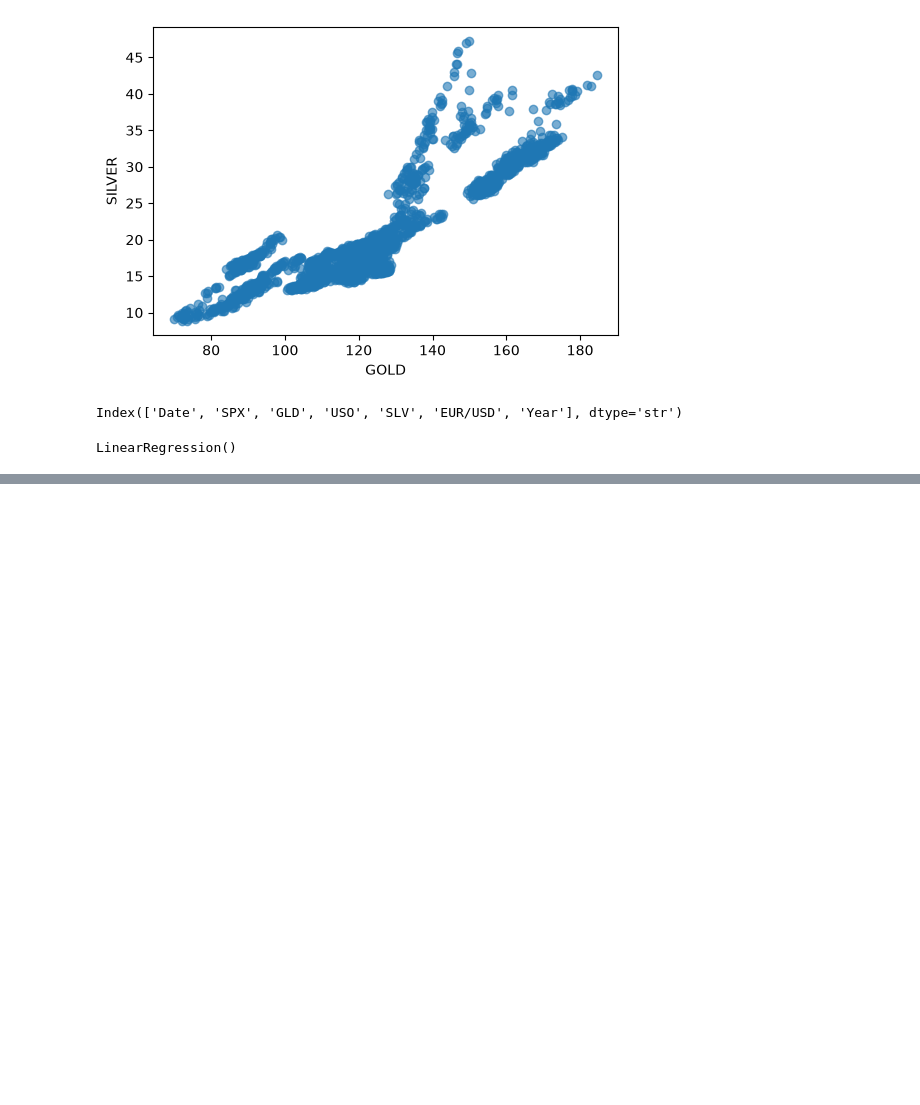
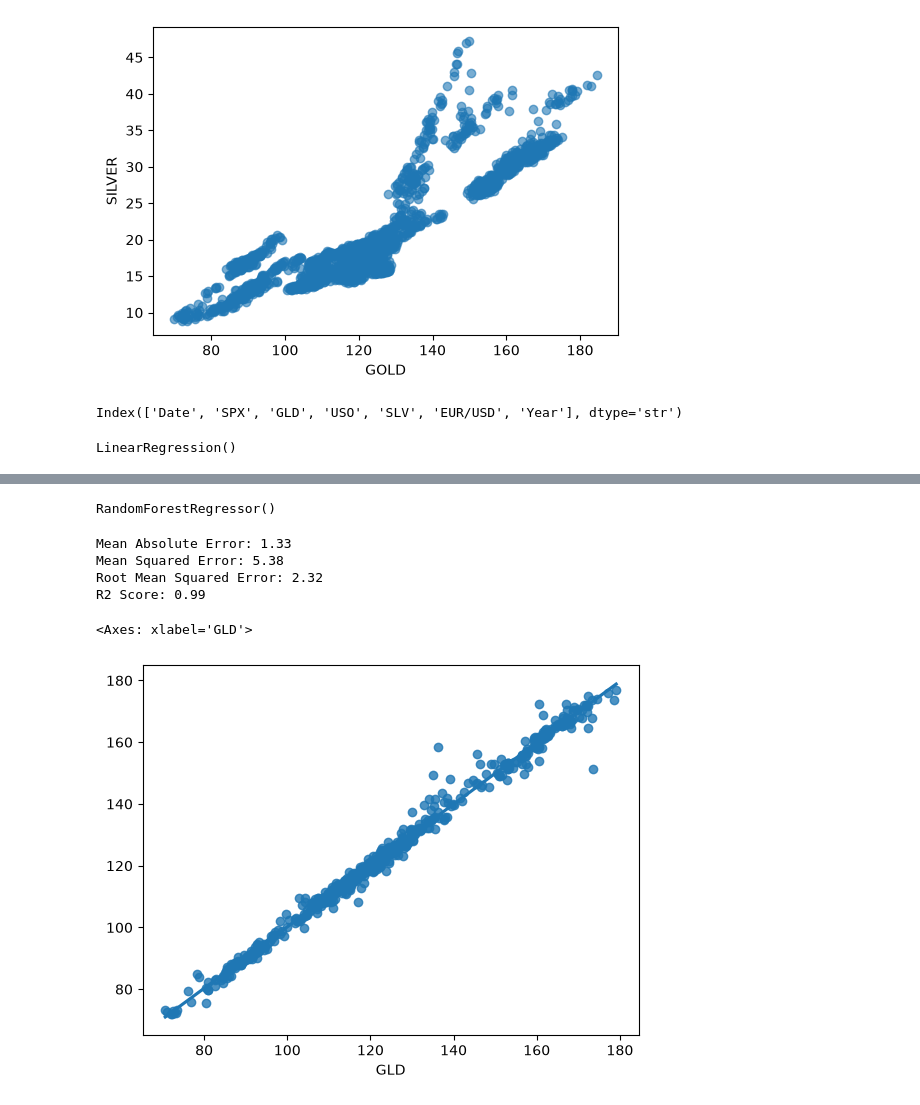
Before and after one commit to Priyankashrestha16/python-3, a Jupyter notebook: Project/goldpriceprediction.ipynb, the cells around one changed output, grey strips where cells are left out. Saved outputs shown, nothing was run; the diff lists cells and outputs as text; code cells hidden in the pictures; blank space fills up the shorter version.

```diff
--- a/Project/goldpriceprediction.ipynb
+++ b/Project/goldpriceprediction.ipynb
@@ -279,0 +299,8 @@ plt.show()
+# %%
+rf_model= RandomForestRegressor()
+# %%
+rf_model.fit(X_train, Y_train)
+# %% [output]
+RandomForestRegressor()
+# %%
+rf_pred= rf_model.predict(X_test)
@@ -279,0 +312,15 @@ plt.show()
+# %%
+print(f'Mean Absolute Error: {rf_mae:,.2f}')
+print(f'Mean Squared Error: {rf_mse:,.2f}')
+print(f'Root Mean Squared Error: {rf_rmse:,.2f}')
+print(f'R2 Score: {rf_r2:,.2f}')
+# %% [output]
+Mean Absolute Error: 1.33
+Mean Squared Error: 5.38
+Root Mean Squared Error: 2.32
+R2 Score: 0.99
+# %%
+sns.regplot(x= Y_test, y=rf_pred)
+# %% [output]
+<Axes: xlabel='GLD'>
+[figure, added]
```
Also changed, not shown: parts of 10 cells of this notebook, 8 other files.
